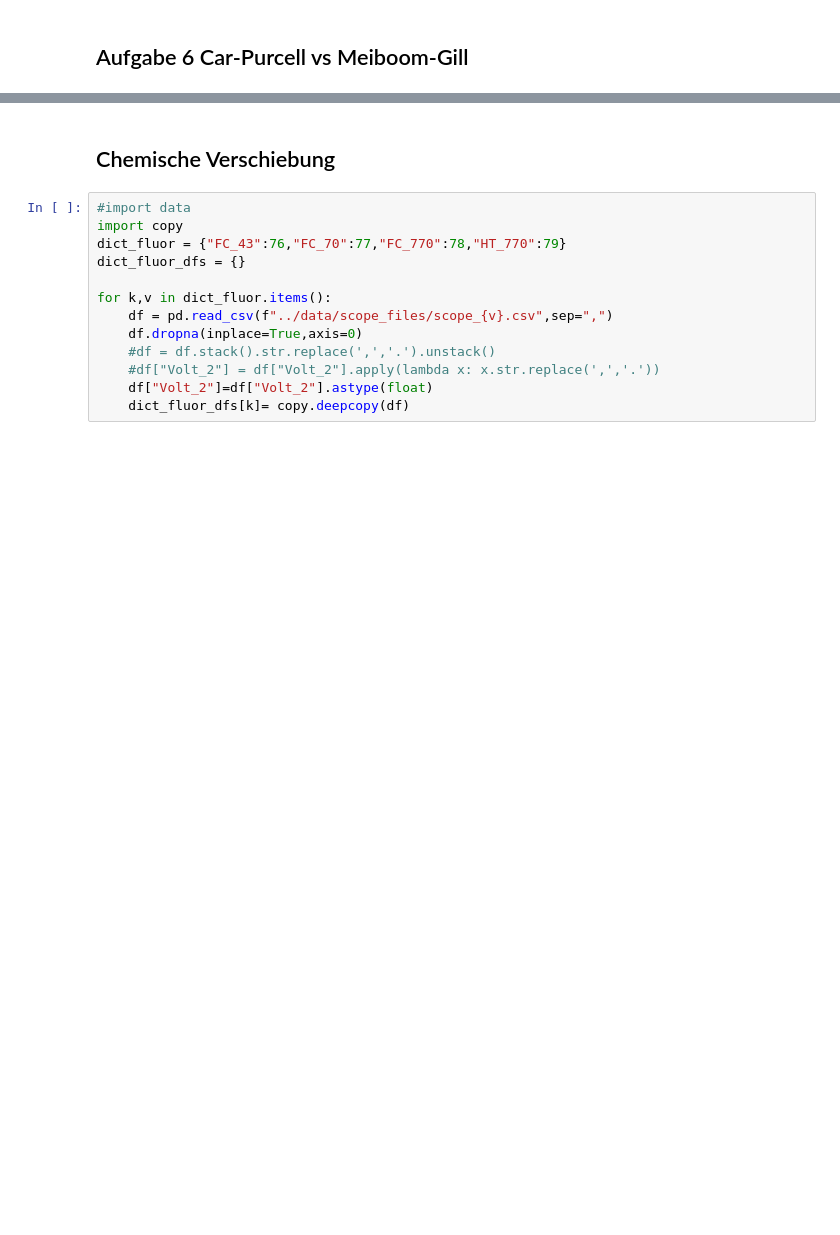
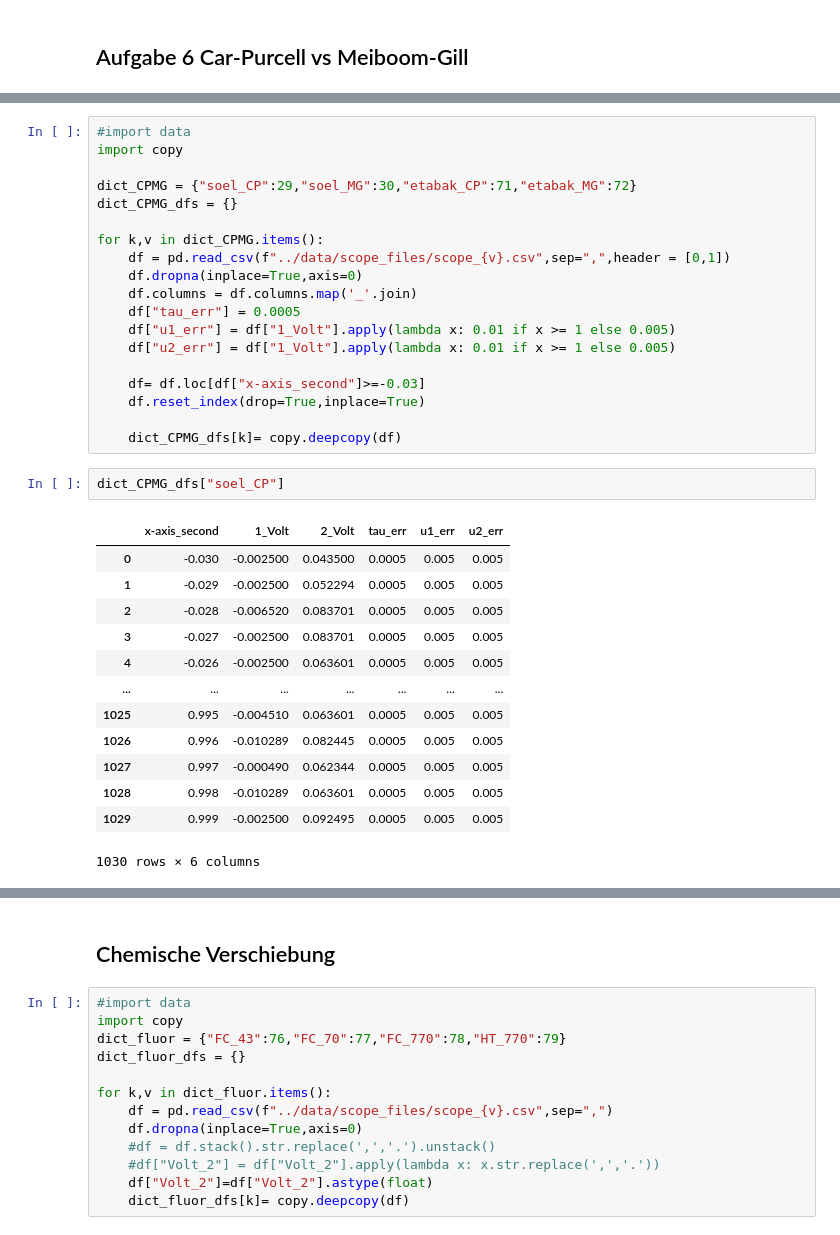
Before and after one commit to jodenn93/gNMR, a Jupyter notebook: code/analysis.ipynb, the cells around one changed output, grey strips where cells are left out. Drawn from its saved outputs; the diff is of its cells as text; blank space fills up the shorter version.

```diff
--- a/code/analysis.ipynb
+++ b/code/analysis.ipynb
@@ -529,0 +395,35 @@ Reason(s) for Halting:
+# %%
+#import data
+import copy
+
+dict_CPMG = {"soel_CP":29,"soel_MG":30,"etabak_CP":71,"etabak_MG":72}
+dict_CPMG_dfs = {}
+
+for k,v in dict_CPMG.items():
+    df = pd.read_csv(f"../data/scope_files/scope_{v}.csv",sep=",",header = [0,1])
+    df.dropna(inplace=True,axis=0)
+    df.columns = df.columns.map('_'.join)
+    df["tau_err"] = 0.0005
+    df["u1_err"] = df["1_Volt"].apply(lambda x: 0.01 if x >= 1 else 0.005)
+    df["u2_err"] = df["1_Volt"].apply(lambda x: 0.01 if x >= 1 else 0.005)
+
+    df= df.loc[df["x-axis_second"]>=-0.03]
+    df.reset_index(drop=True,inplace=True)
+
+    dict_CPMG_dfs[k]= copy.deepcopy(df)
+# %%
+dict_CPMG_dfs["soel_CP"]
+# %% [output]
+|  | x-axis_second | 1_Volt | 2_Volt | tau_err | u1_err | u2_err |
+| 0 | -0.030 | -0.002500 | 0.043500 | 0.0005 | 0.005 | 0.005 |
+| 1 | -0.029 | -0.002500 | 0.052294 | 0.0005 | 0.005 | 0.005 |
+| 2 | -0.028 | -0.006520 | 0.083701 | 0.0005 | 0.005 | 0.005 |
+| 3 | -0.027 | -0.002500 | 0.083701 | 0.0005 | 0.005 | 0.005 |
+| 4 | -0.026 | -0.002500 | 0.063601 | 0.0005 | 0.005 | 0.005 |
+| ... | ... | ... | ... | ... | ... | ... |
+| 1025 | 0.995 | -0.004510 | 0.063601 | 0.0005 | 0.005 | 0.005 |
+| 1026 | 0.996 | -0.010289 | 0.082445 | 0.0005 | 0.005 | 0.005 |
+| 1027 | 0.997 | -0.000490 | 0.062344 | 0.0005 | 0.005 | 0.005 |
+| 1028 | 0.998 | -0.010289 | 0.063601 | 0.0005 | 0.005 | 0.005 |
+| 1029 | 0.999 | -0.002500 | 0.092495 | 0.0005 | 0.005 | 0.005 |
+1030 rows × 6 columns
```
Also changed, not shown: parts of 12 cells of this notebook.
